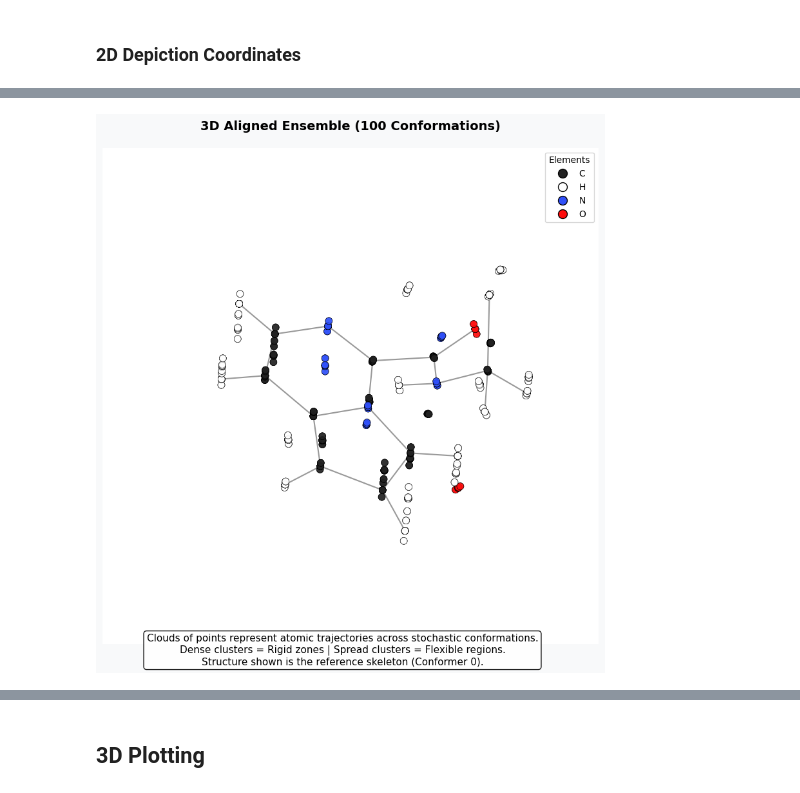
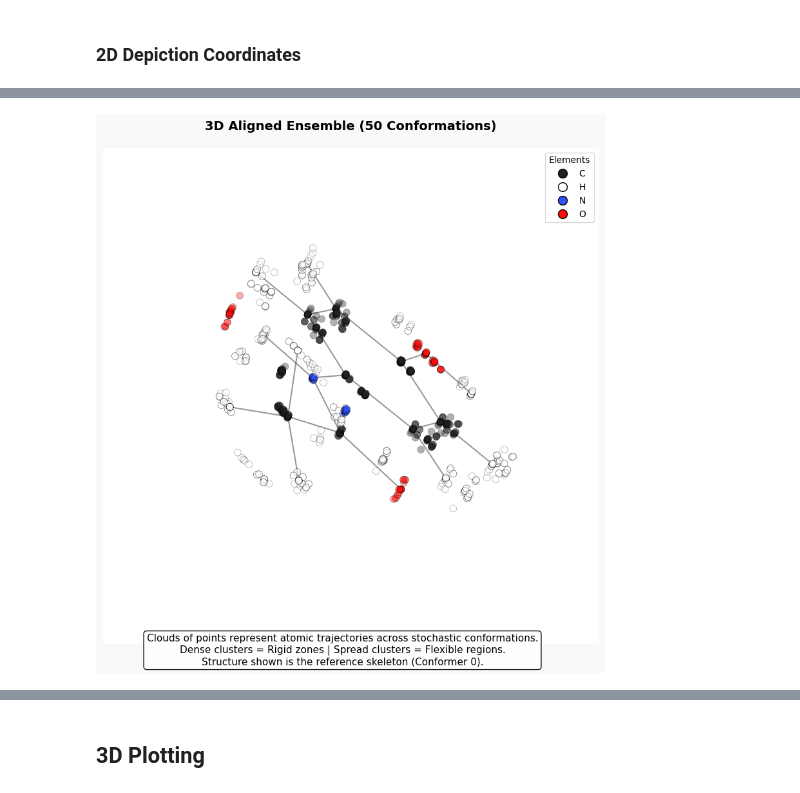
Before and after one commit to CodeHalwell/chemical-graph-series, a Jupyter notebook: notebooks/01_Building_Graphs.ipynb, the cells around one changed output, grey strips where cells are left out. Drawn from its saved outputs; the diff is of its cells as text; code cells hidden in the pictures.

```diff
--- a/notebooks/01_Building_Graphs.ipynb
+++ b/notebooks/01_Building_Graphs.ipynb
@@ -65,24 +105,27 @@ display(img_h)
 
 Images of chemical structures with highlighted atoms can also be generated using the `Draw` module from RDKit.
 # %%
-from rdkit import Chem
-from rdkit.Chem.Draw import rdMolDraw2D
-from IPython.display import SVG
 
-patt = Chem.MolFromSmarts('CNC(=O)')
+# Define the pattern to search for
+patt = Chem.MolFromSmarts('CCC(=O)N')
 
-hit_ats = molecule.GetSubstructMatch(patt)
-hit_bonds = []
-if hit_ats:
-    for bond in patt.GetBonds():
-        aid1 = hit_ats[bond.GetBeginAtomIdx()]
-        aid2 = hit_ats[bond.GetEndAtomIdx()]
-        hit_bonds.append(molecule.GetBondBetweenAtoms(aid1, aid2).GetIdx())
+if patt:
+    # Find the substructure match
+    hit_ats = molecule.GetSubstructMatch(patt)
+    hit_bonds = []
+    if hit_ats:
+        for bond in patt.GetBonds():
+            # Get the atom indices for the bond in the molecule
+            aid1 = hit_ats[bond.GetBeginAtomIdx()]
+            aid2 = hit_ats[bond.GetEndAtomIdx()]
+            # Append the bond index to the list
+            hit_bonds.append(molecule.GetBondBetweenAtoms(aid1, aid2).GetIdx())
 
-d = rdMolDraw2D.MolDraw2DSVG(300, 300)
-d.DrawMolecule(molecule, highlightAtoms=hit_ats, highlightBonds=hit_bonds)
-d.FinishDrawing()
-SVG(d.GetDrawingText())
+    d = rdMolDraw2D.MolDraw2DSVG(300, 300)
+    # Draw the molecule with highlighted atoms and bonds
+    d.DrawMolecule(molecule, highlightAtoms=hit_ats, highlightBonds=hit_bonds)
+    d.FinishDrawing()
+    display(SVG(d.GetDrawingText()))
 # %% [output]
 [drawing not drawn]
 # %% [markdown]
@@ -180,15 +245,9 @@ plt.show()
 # %%
-from rdkit import Chem
-from rdkit.Chem import AllChem, rdMolAlign
-import matplotlib.pyplot as plt
-import numpy as np
-from mpl_toolkits.mplot3d import Axes3D
-
 # Define the molecule
-smiles = "CNC(=O)c1nccc2cccn12"
+smiles = "CC(=O)NC1=CC=C(C=C1)O" # Using a simple molecule for visualisation
 molecule = Chem.MolFromSmiles(smiles)
 
-def generate_3d_ensemble(mol, num_confs=100, seed=42):
+def generate_3d_ensemble(mol, num_confs=50, seed=42):
     """Generates an ensemble of 3D conformations and aligns them."""
     mH = Chem.AddHs(mol)
     params = AllChem.ETKDGv3()
@@ -231,31 +290,31 @@ for i, atom in enumerate(atoms):
 
     # Plot the cloud
     ax.scatter(atom_coords[:, 0], atom_coords[:, 1], atom_coords[:, 2],
                alpha=0.35, c=color, edgecolors='black', s=60,
                linewidth=0.5, zorder=2)
     seen_symbols.add(symbol)
 
 # 3. Add a Custom Legend
 from matplotlib.lines import Line2D
 legend_elements = [Line2D([0], [0], marker='o', color='w', label=s,
                           markerfacecolor=cpk_colors.get(s, '#CCC'),
                           markersize=10, markeredgecolor='k') for s in sorted(list(seen_symbols))]
 ax.legend(handles=legend_elements, title="Elements", loc='upper right', frameon=True)
 
 # 4. Final Polish
 ax.set_title(f"3D Aligned Ensemble ({molecule_3d.GetNumConformers()} Conformations)",
              fontsize=14, fontweight='bold', pad=20)
 ax.view_init(elev=25, azim=35) # Better viewing angle
 ax.set_axis_off() # Cleaner look without the box grid
 
 explanation = (
     "Clouds of points represent atomic trajectories across stochastic conformations.\n"
     "Dense clusters = Rigid zones | Spread clusters = Flexible regions.\n"
     "Structure shown is the reference skeleton (Conformer 0)."
 )
 plt.figtext(0.5, 0.08, explanation, wrap=True, horizontalalignment='center',
             fontsize=11, fontname='sans-serif', bbox=dict(boxstyle='round', facecolor='white', alpha=0.9))
 
 plt.show()
 # %% [output]
-[figure, old version]
+[figure, new version]
```
Also changed, not shown: parts of 32 cells of this notebook.
